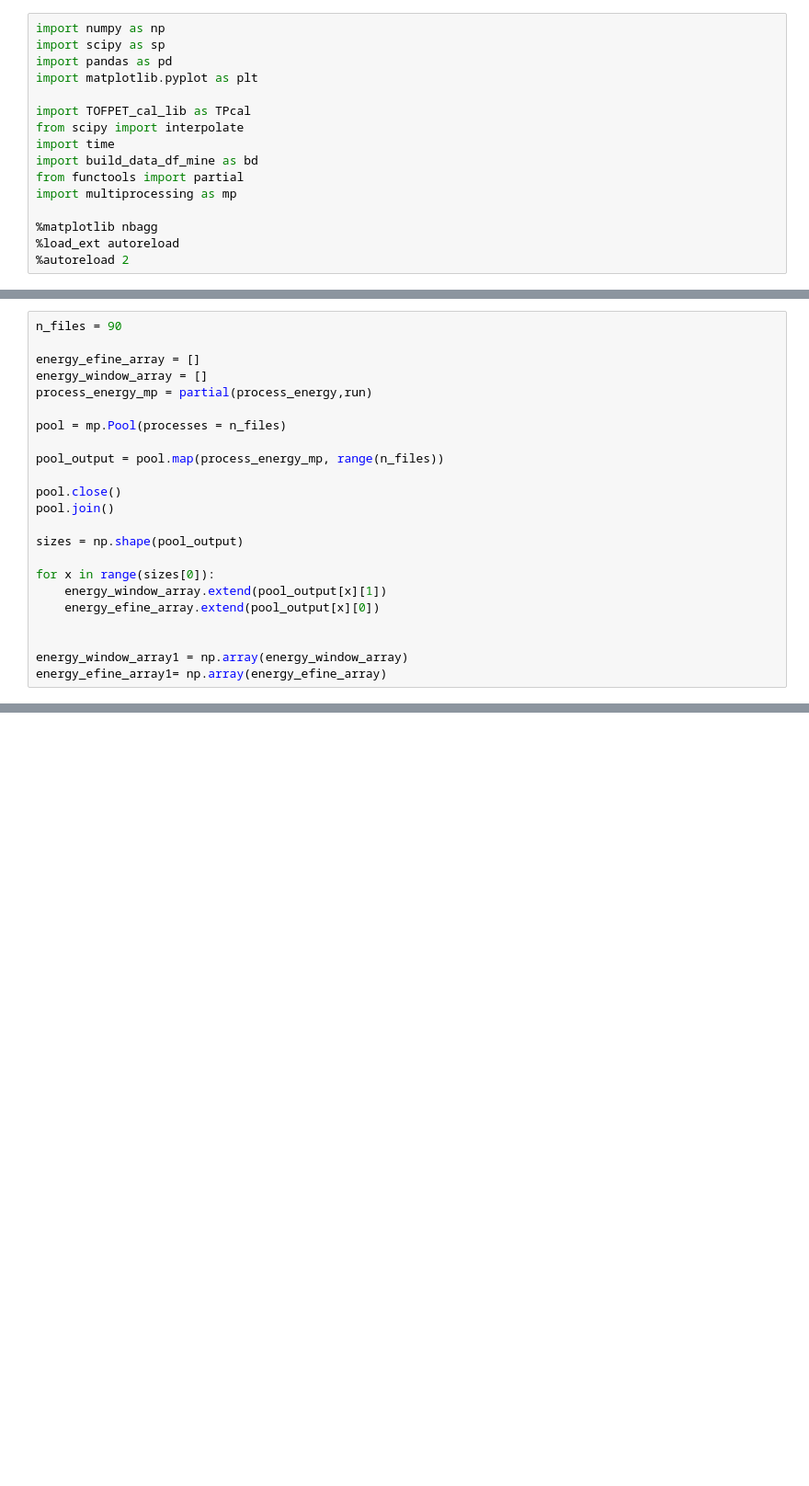
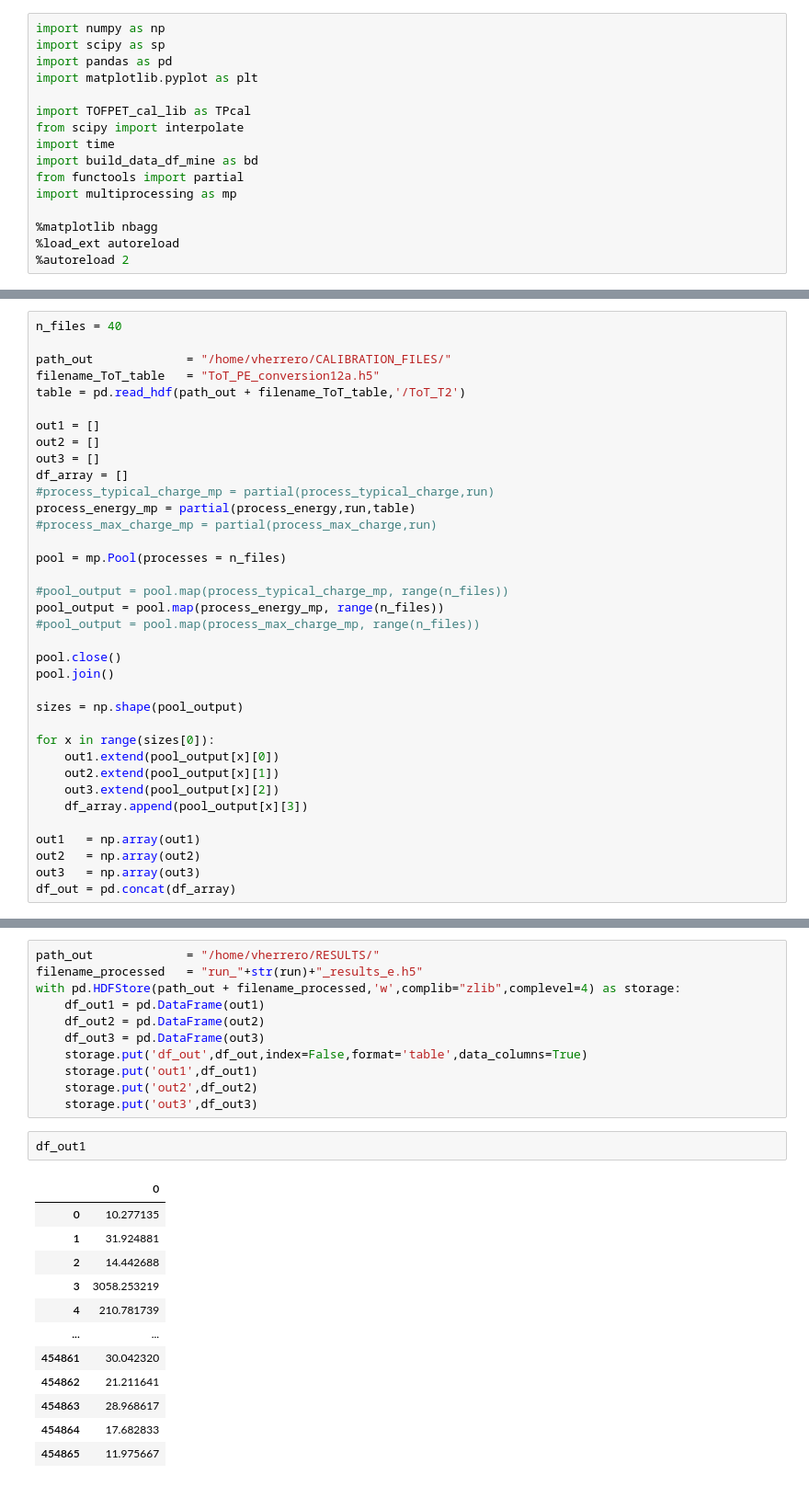
Before and after one commit to viherbos/PETALO_analysis, a Jupyter notebook: PETiT_eval.ipynb, the cells around one changed output, grey strips where cells are left out. Shown at 92% size. Drawn from its saved outputs; the diff is of its cells as text; blank space fills up the shorter version.

```diff
--- a/PETiT_eval.ipynb
+++ b/PETiT_eval.ipynb
@@ -93,13 +323,23 @@ def process_energy(run_number,file_number):
 # %%
-n_files = 90
+n_files = 40
 
-energy_efine_array = []
-energy_window_array = []
-process_energy_mp = partial(process_energy,run)
+path_out             = "/home/vherrero/CALIBRATION_FILES/"
+filename_ToT_table   = "ToT_PE_conversion12a.h5"
+table = pd.read_hdf(path_out + filename_ToT_table,'/ToT_T2')
+
+out1 = []
+out2 = []
+out3 = []
+df_array = []
+#process_typical_charge_mp = partial(process_typical_charge,run)
+process_energy_mp = partial(process_energy,run,table)
+#process_max_charge_mp = partial(process_max_charge,run)
 
 pool = mp.Pool(processes = n_files)
 
+#pool_output = pool.map(process_typical_charge_mp, range(n_files))
 pool_output = pool.map(process_energy_mp, range(n_files))
+#pool_output = pool.map(process_max_charge_mp, range(n_files))
 
 pool.close()
 pool.join()
@@ -107,10 +347,13 @@ pool.join()
 sizes = np.shape(pool_output)
 
 for x in range(sizes[0]):
-    energy_window_array.extend(pool_output[x][1])
-    energy_efine_array.extend(pool_output[x][0])
+    out1.extend(pool_output[x][0])
+    out2.extend(pool_output[x][1])
+    out3.extend(pool_output[x][2])
+    df_array.append(pool_output[x][3])
 
-
-energy_window_array1 = np.array(energy_window_array)
-energy_efine_array1= np.array(energy_efine_array)
+out1   = np.array(out1)
+out2   = np.array(out2)
+out3   = np.array(out3)
+df_out = pd.concat(df_array)
 # %% [output]
@@ -190,0 +568,26 @@ NameError: name 'hama_array' is not defined
+# %%
+path_out             = "/home/vherrero/RESULTS/"
+filename_processed   = "run_"+str(run)+"_results_e.h5"
+with pd.HDFStore(path_out + filename_processed,'w',complib="zlib",complevel=4) as storage:
+    df_out1 = pd.DataFrame(out1)
+    df_out2 = pd.DataFrame(out2)
+    df_out3 = pd.DataFrame(out3)
+    storage.put('df_out',df_out,index=False,format='table',data_columns=True)
+    storage.put('out1',df_out1)
+    storage.put('out2',df_out2)
+    storage.put('out3',df_out3)
+# %%
+df_out1
+# %% [output]
+|  | 0 |
+| 0 | 10.277135 |
+| 1 | 31.924881 |
+| 2 | 14.442688 |
+| 3 | 3058.253219 |
+| 4 | 210.781739 |
+| ... | ... |
+| 454861 | 30.042320 |
+| 454862 | 21.211641 |
+| 454863 | 28.968617 |
+| 454864 | 17.682833 |
+| 454865 | 11.975667 |
```
Also changed, not shown: parts of 27 cells of this notebook, 2 other files.
